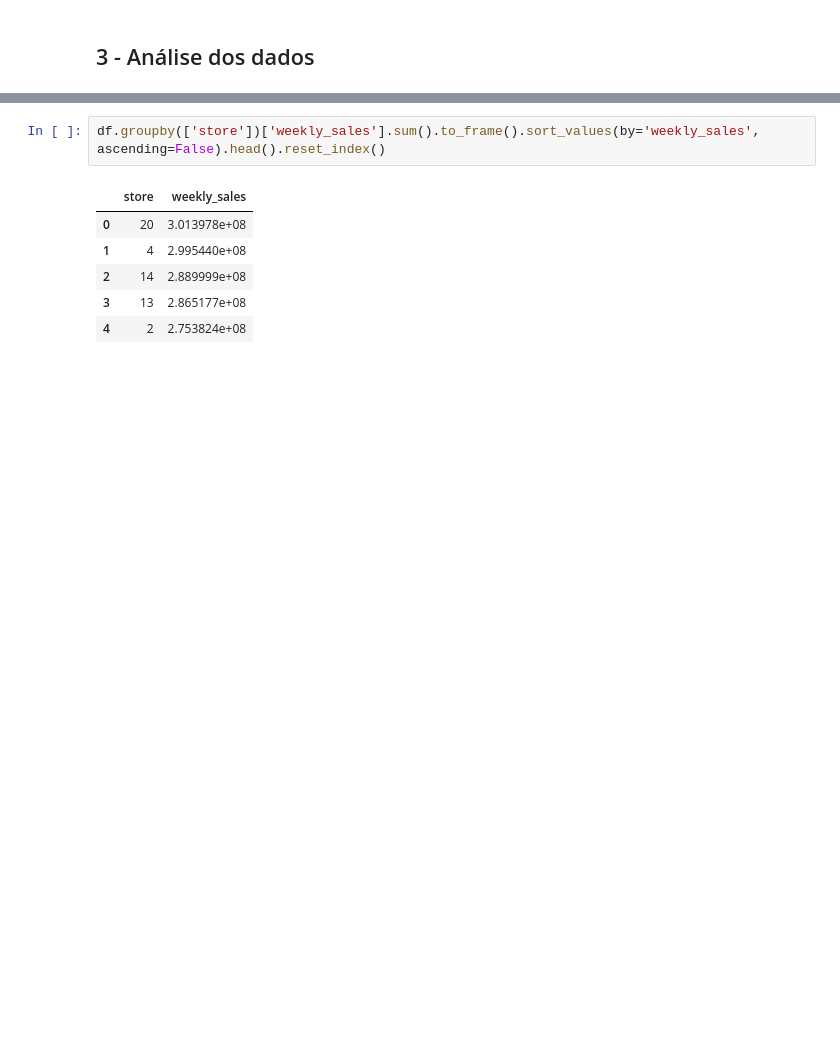
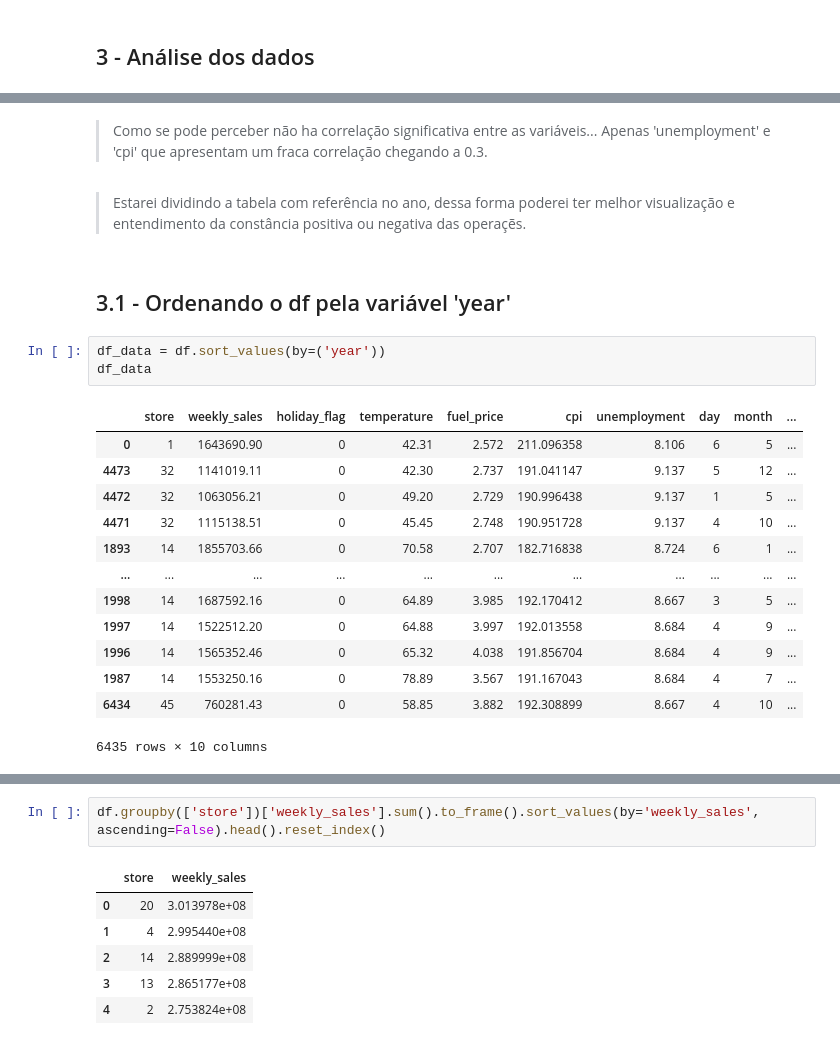
Before and after one commit to michellssGUi/dataScience, a Jupyter notebook: Wallmart_Melhor_Loja_2.ipynb, the cells around one changed output, grey strips where cells are left out. Saved outputs shown, nothing was run; the diff lists cells and outputs as text; blank space fills up the shorter version.

```diff
--- a/Wallmart_Melhor_Loja_2.ipynb
+++ b/Wallmart_Melhor_Loja_2.ipynb
@@ -210,0 +224,23 @@ df.head()
+# %% [markdown]
+> Como se pode perceber não ha correlação significativa entre as variáveis... Apenas 'unemployment' e 'cpi' que apresentam um fraca correlação chegando a 0.3.
+# %% [markdown]
+> Estarei dividindo a tabela com referência no ano, dessa forma poderei ter melhor visualização e entendimento da constância positiva ou negativa das operaçẽs.
+# %% [markdown]
+## 3.1 - Ordenando o df pela variável 'year'
+# %%
+df_data = df.sort_values(by=('year'))
+df_data
+# %% [output]
+|  | store | weekly_sales | holiday_flag | temperature | fuel_price | cpi | unemployment | day | month | ... |
+| 0 | 1 | 1643690.90 | 0 | 42.31 | 2.572 | 211.096358 | 8.106 | 6 | 5 | ... |
+| 4473 | 32 | 1141019.11 | 0 | 42.30 | 2.737 | 191.041147 | 9.137 | 5 | 12 | ... |
+| 4472 | 32 | 1063056.21 | 0 | 49.20 | 2.729 | 190.996438 | 9.137 | 1 | 5 | ... |
+| 4471 | 32 | 1115138.51 | 0 | 45.45 | 2.748 | 190.951728 | 9.137 | 4 | 10 | ... |
+| 1893 | 14 | 1855703.66 | 0 | 70.58 | 2.707 | 182.716838 | 8.724 | 6 | 1 | ... |
+| ... | ... | ... | ... | ... | ... | ... | ... | ... | ... | ... |
+| 1998 | 14 | 1687592.16 | 0 | 64.89 | 3.985 | 192.170412 | 8.667 | 3 | 5 | ... |
+| 1997 | 14 | 1522512.20 | 0 | 64.88 | 3.997 | 192.013558 | 8.684 | 4 | 9 | ... |
+| 1996 | 14 | 1565352.46 | 0 | 65.32 | 4.038 | 191.856704 | 8.684 | 4 | 9 | ... |
+| 1987 | 14 | 1553250.16 | 0 | 78.89 | 3.567 | 191.167043 | 8.684 | 4 | 7 | ... |
+| 6434 | 45 | 760281.43 | 0 | 58.85 | 3.882 | 192.308899 | 8.667 | 4 | 10 | ... |
+6435 rows × 10 columns
```
Also changed, not shown: parts of 27 cells of this notebook.
